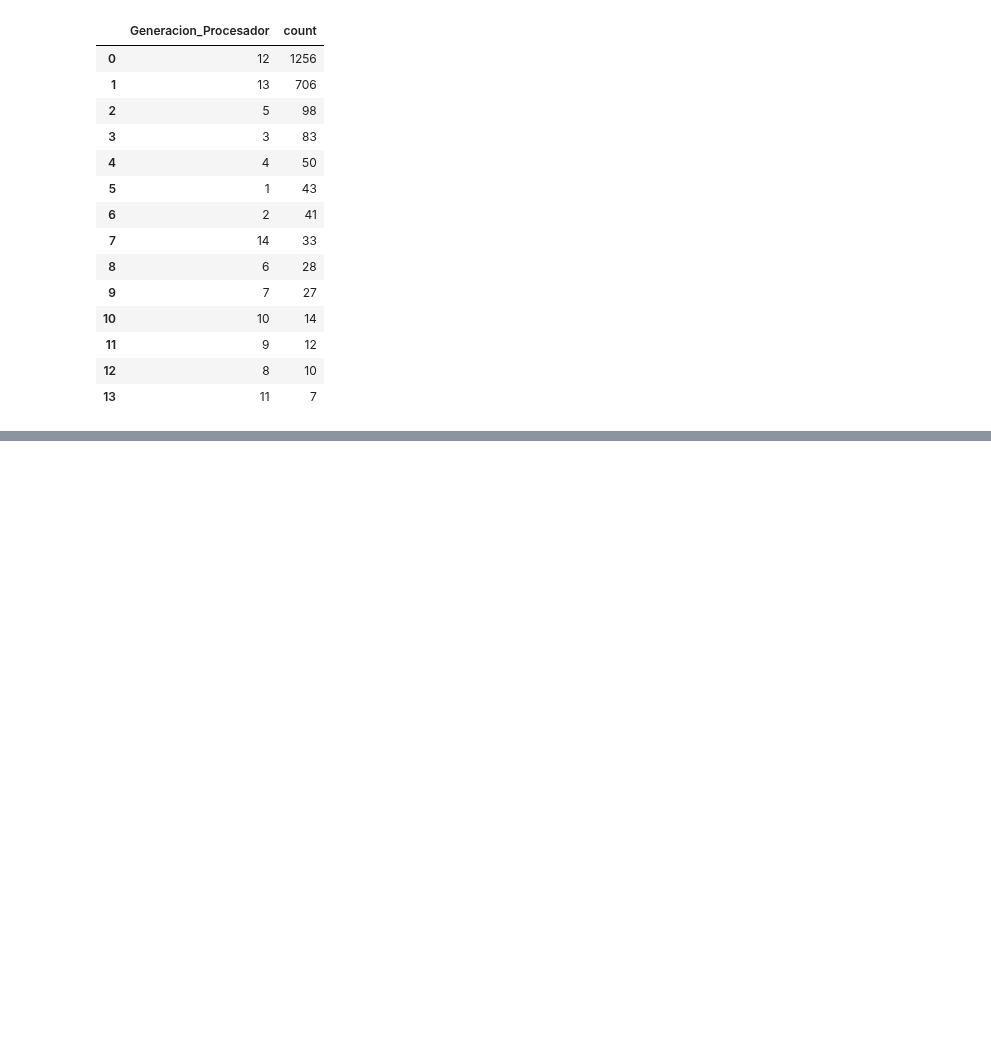
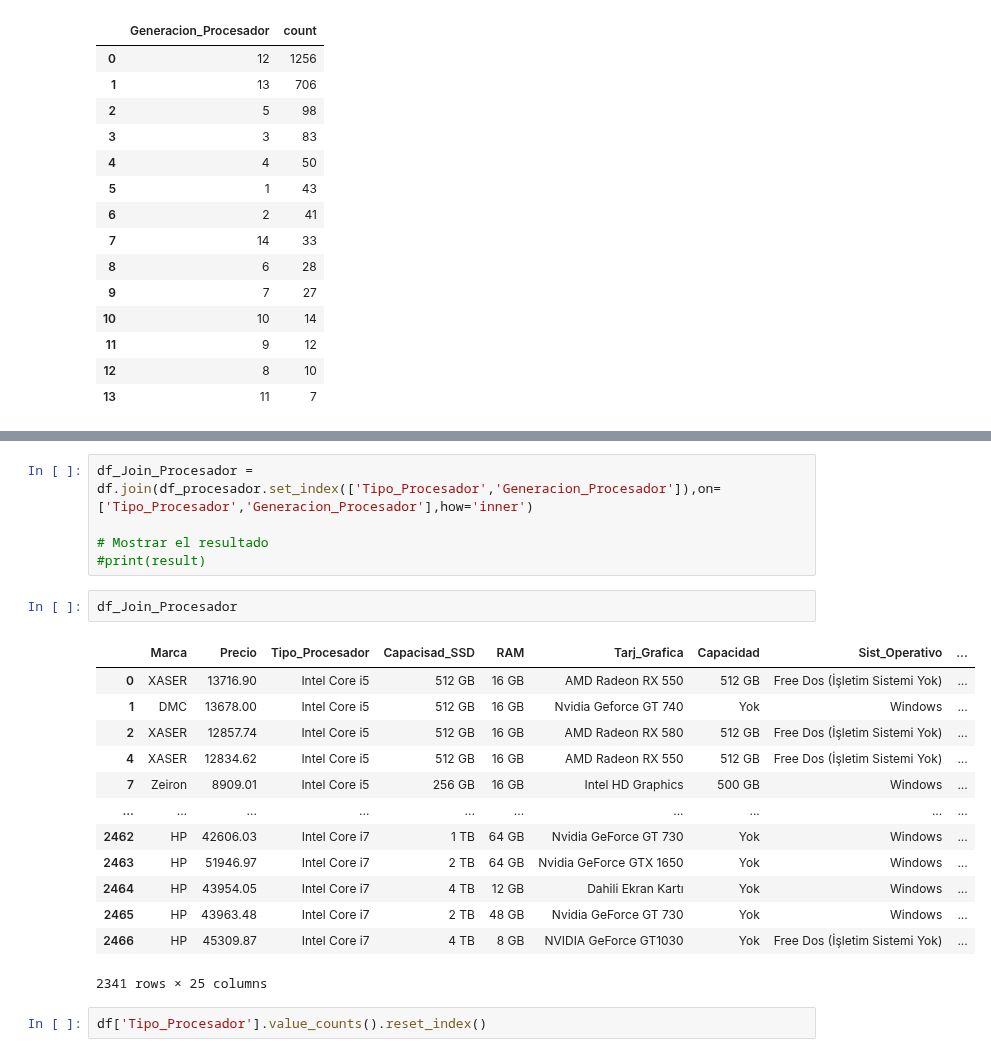
Before and after one commit to Jorge-Alvarez-23/Data-Science-II_Coder, a Jupyter notebook: PROYECTO.ipynb, the cells around one changed output, grey strips where cells are left out. Drawn from its saved outputs; the diff is of its cells as text; blank space fills up the shorter version.

```diff
--- a/PROYECTO.ipynb
+++ b/PROYECTO.ipynb
@@ -562,0 +549,23 @@ df_merged
+# %%
+df_Join_Procesador = df.join(df_procesador.set_index(['Tipo_Procesador','Generacion_Procesador']),on=['Tipo_Procesador','Generacion_Procesador'],how='inner')
+
+# Mostrar el resultado
+#print(result)
+# %%
+df_Join_Procesador
+# %% [output]
+|  | Marca | Precio | Tipo_Procesador | Capacisad_SSD | RAM | Tarj_Grafica | Capacidad | Sist_Operativo | ... |
+| 0 | XASER | 13716.90 | Intel Core i5 | 512 GB | 16 GB | AMD Radeon RX 550 | 512 GB | Free Dos (İşletim Sistemi Yok) | ... |
+| 1 | DMC | 13678.00 | Intel Core i5 | 512 GB | 16 GB | Nvidia Geforce GT 740 | Yok | Windows | ... |
+| 2 | XASER | 12857.74 | Intel Core i5 | 512 GB | 16 GB | AMD Radeon RX 580 | 512 GB | Free Dos (İşletim Sistemi Yok) | ... |
+| 4 | XASER | 12834.62 | Intel Core i5 | 512 GB | 16 GB | AMD Radeon RX 550 | 512 GB | Free Dos (İşletim Sistemi Yok) | ... |
+| 7 | Zeiron | 8909.01 | Intel Core i5 | 256 GB | 16 GB | Intel HD Graphics | 500 GB | Windows | ... |
+| ... | ... | ... | ... | ... | ... | ... | ... | ... | ... |
+| 2462 | HP | 42606.03 | Intel Core i7 | 1 TB | 64 GB | Nvidia GeForce GT 730 | Yok | Windows | ... |
+| 2463 | HP | 51946.97 | Intel Core i7 | 2 TB | 64 GB | Nvidia GeForce GTX 1650 | Yok | Windows | ... |
+| 2464 | HP | 43954.05 | Intel Core i7 | 4 TB | 12 GB | Dahili Ekran Kartı | Yok | Windows | ... |
+| 2465 | HP | 43963.48 | Intel Core i7 | 2 TB | 48 GB | Nvidia GeForce GT 730 | Yok | Windows | ... |
+| 2466 | HP | 45309.87 | Intel Core i7 | 4 TB | 8 GB | NVIDIA GeForce GT1030 | Yok | Free Dos (İşletim Sistemi Yok) | ... |
+2341 rows × 25 columns
+# %%
+df['Tipo_Procesador'].value_counts().reset_index()
```
Also changed, not shown: parts of 5 cells of this notebook.
